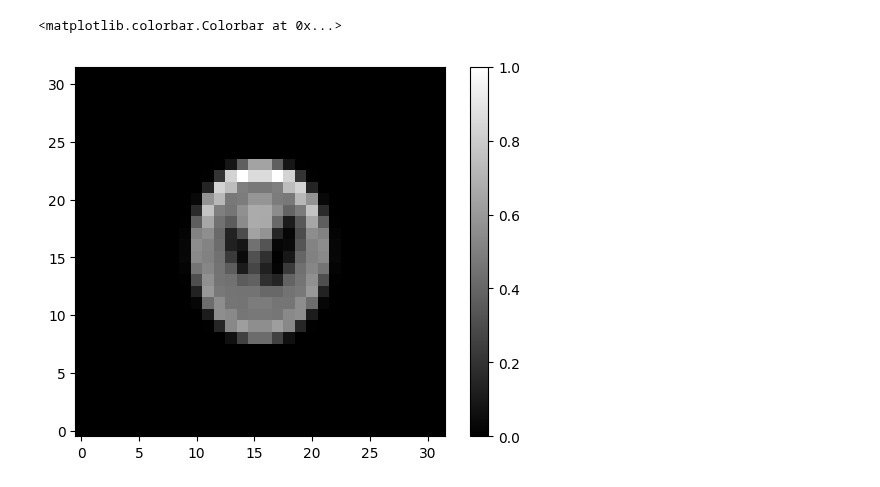
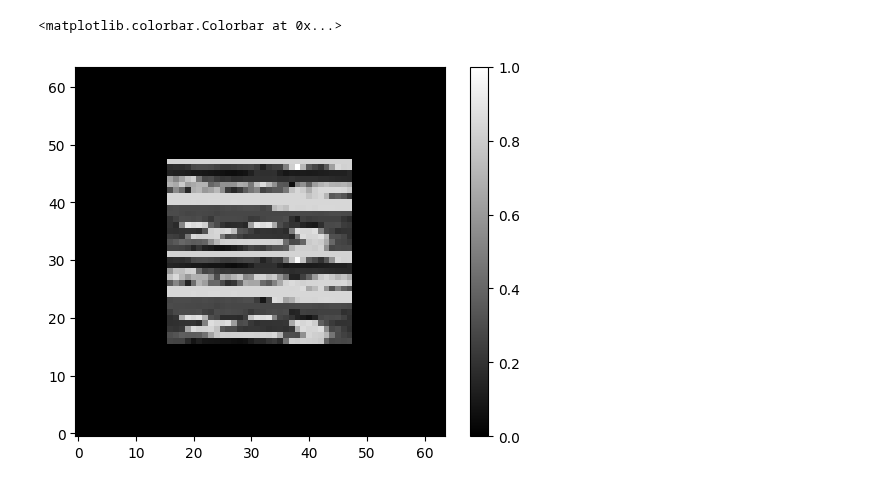
Before and after one commit to JeremieSefo/PhaseRetrievalMirror, a Jupyter notebook: retrieve phase.ipynb, the cells around one changed output. Saved outputs shown, nothing was run; the diff lists cells and outputs as text; code cells hidden in the pictures.

```diff
--- a/retrieve phase.ipynb
+++ b/retrieve phase.ipynb
@@ -11,20 +10,20 @@ import solve
 # %%
-Nx, Ny = 32,32
+Nx, Ny = 64, 64
 n = Nx * Ny
 #true_images = setUpImage(Nx, Ny)
 s = setUpImage(Nx, Ny)
 
 true_images, mask = s()
 
 
 
 #map.f(x_true) < 1e-5
-
-plt.imshow(true_images[3].imag, cmap='gray', origin='lower')
+len(true_images)
+plt.imshow(true_images[-1].imag, cmap='gray', origin='lower')
 plt.colorbar()
 # %% [output]
 <matplotlib.colorbar.Colorbar at 0x...>
-[figure, old version]
+[figure, new version]
 # %%
 x_true = true_images[0]
 x_true_vect = x_true.reshape(Nx * Ny, )
```
Also changed, not shown: parts of 7 cells of this notebook, 8 other files.
